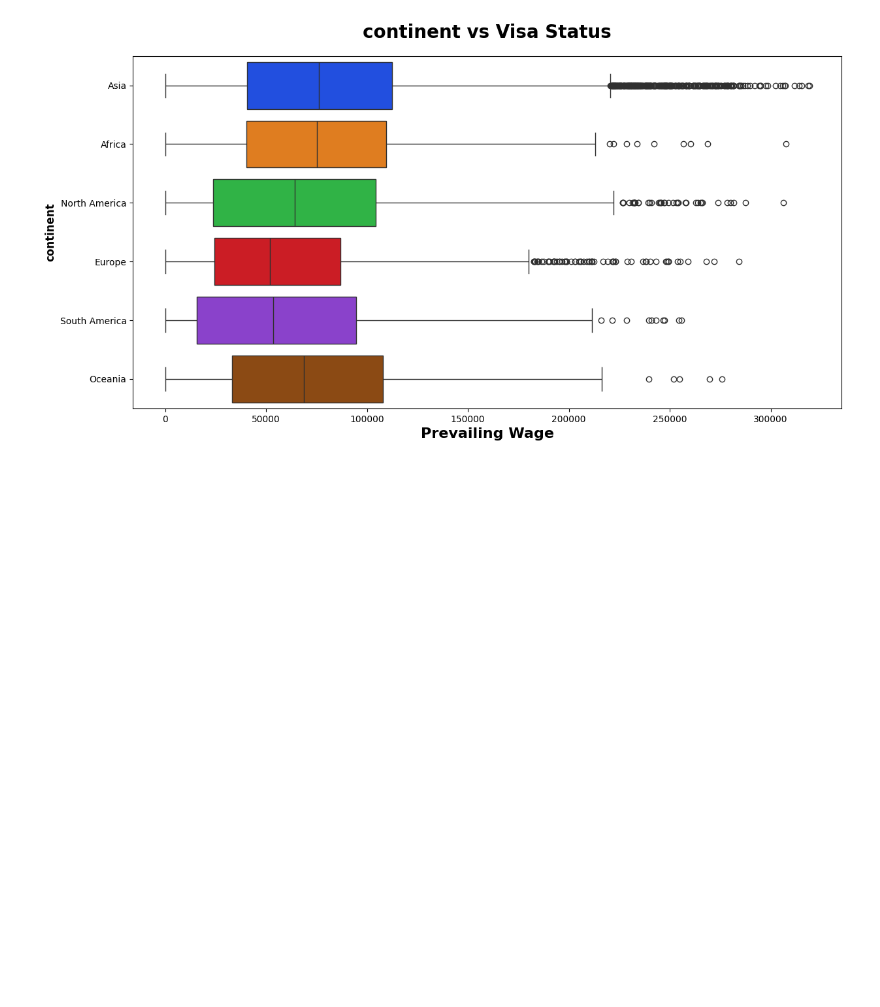
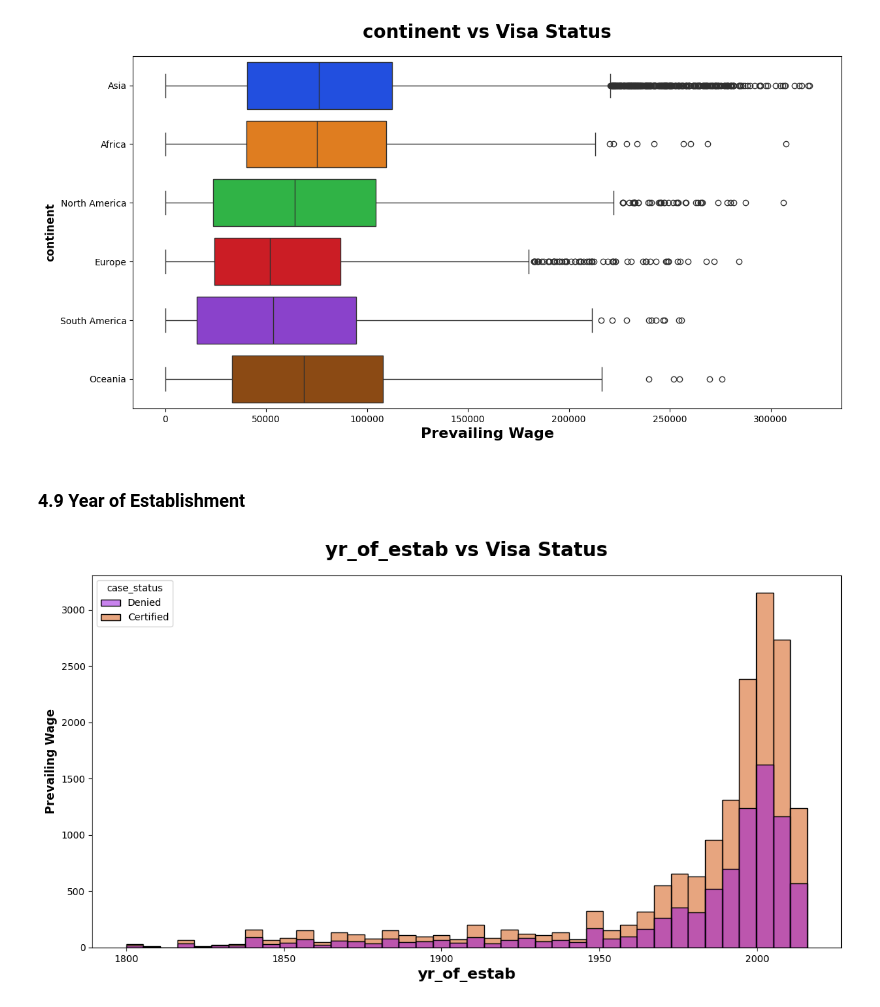
Before and after one commit to tproma/End_to_End_ML_Visa_Approval_Prediction, a Jupyter notebook: Notebook/1_EDA.ipynb, the cells around one changed output. Cells and saved outputs as stored; diff of their text form; code cells hidden in the pictures; blank space fills up the shorter version.

```diff
--- a/Notebook/1_EDA.ipynb
+++ b/Notebook/1_EDA.ipynb
@@ -574,3 +574,14 @@ plt.ylabel("continent", weight="bold", fontsize=12)
 plt.show()
 # %% [output]
 [figure]
+# %% [markdown]
+### 4.9 Year of Establishment
+# %%
+plt.subplots(figsize=(14,7))
+sns.histplot(x = "yr_of_estab", data=df,palette='gnuplot', bins=40, hue='case_status')
+plt.title("yr_of_estab vs Visa Status", weight="bold",fontsize=20, pad=20)
+plt.xlabel("yr_of_estab", weight="bold", fontsize=16)
+plt.ylabel("Prevailing Wage", weight="bold", fontsize=12)
+plt.show()
+# %% [output]
+[figure, added]
```
Also changed, not shown: parts of 1 cell of this notebook.
